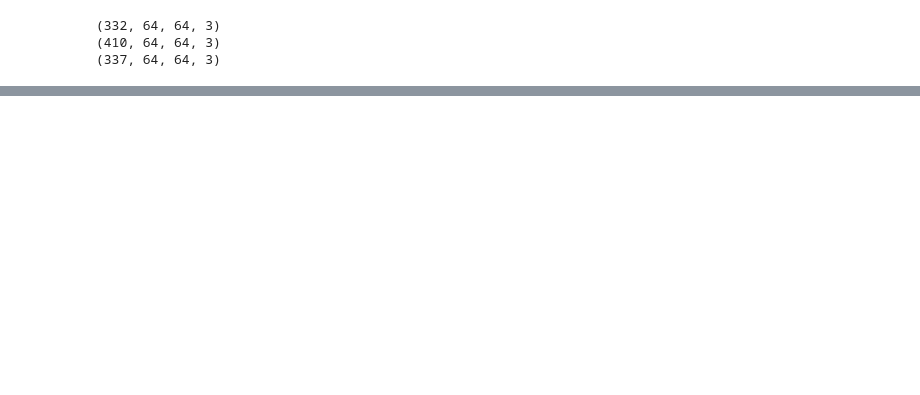
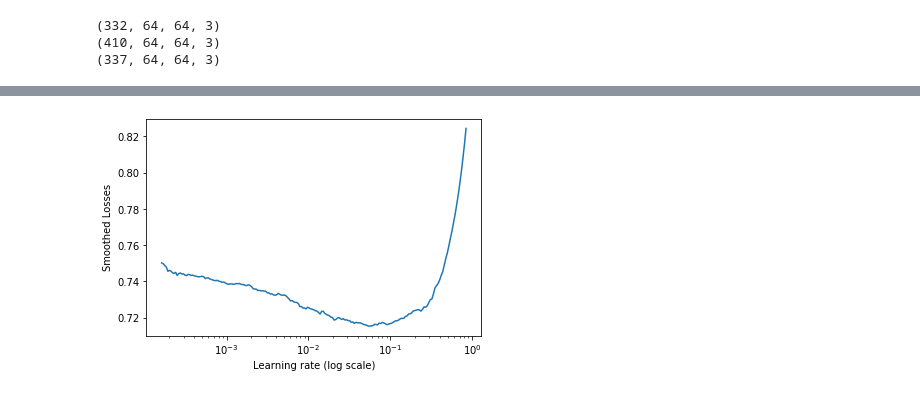
Before and after one commit to sambitdash/EVA-2-Group, a Jupyter notebook: Session-19/Assignment-19.ipynb, the cells around one changed output, grey strips where cells are left out. Saved outputs shown, nothing was run; the diff lists cells and outputs as text; code cells hidden in the pictures; blank space fills up the shorter version.

```diff
--- a/Session-19/Assignment-19.ipynb
+++ b/Session-19/Assignment-19.ipynb
@@ -293,3 +413,7 @@ ________________________________________________________________________________
+# %%
+lr_finder.plot_smoothed_loss()
+# %% [output]
+[figure, added]
 # %%
 from tensorflow.keras.preprocessing.image import ImageDataGenerator
 
```
Also changed, not shown: parts of 10 cells of this notebook.
